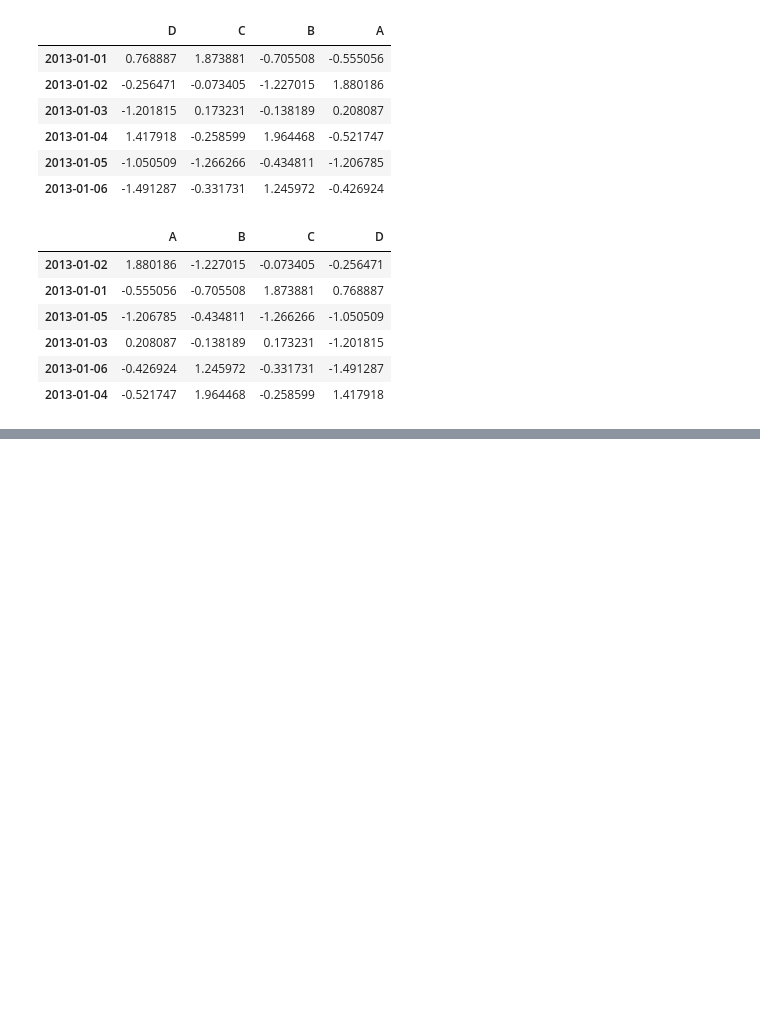
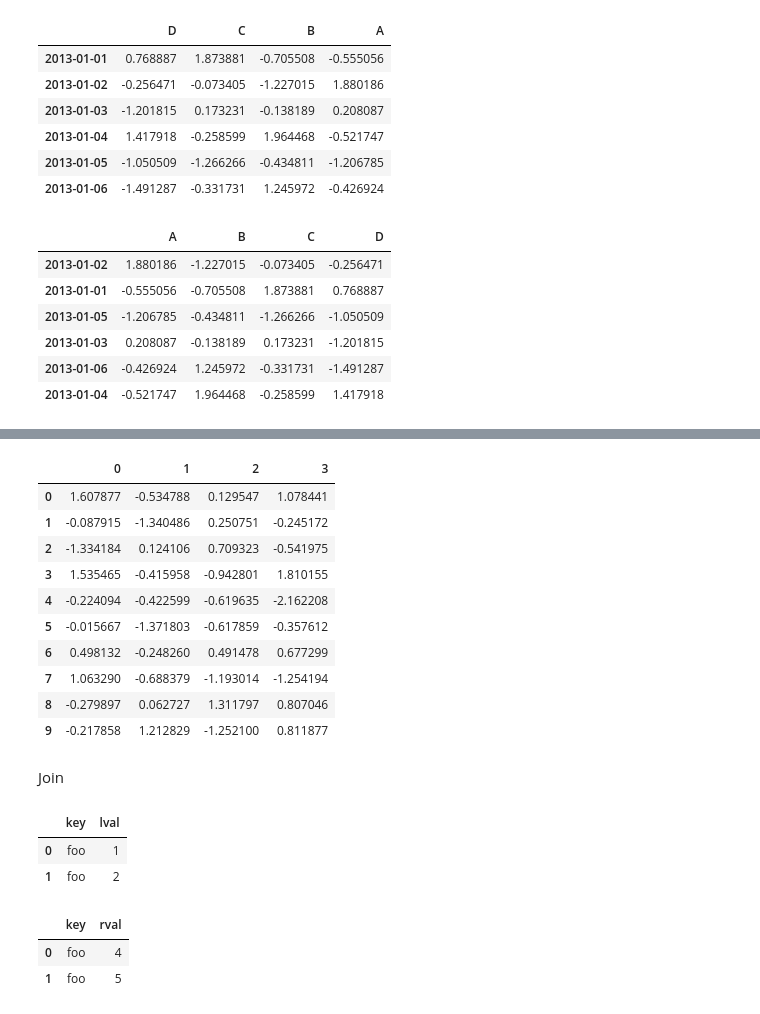
Before and after one commit to jesusrevilla/mineria-de-datos, a Jupyter notebook: primer-parcial/10_minutes_to_pandas.ipynb, the cells around one changed output, grey strips where cells are left out. Saved outputs shown, nothing was run; the diff lists cells and outputs as text; code cells hidden in the pictures; blank space fills up the shorter version.

```diff
--- a/primer-parcial/10_minutes_to_pandas.ipynb
+++ b/primer-parcial/10_minutes_to_pandas.ipynb
@@ -174,0 +596,4 @@ df.sort_values(by="B")
+# %%
+# Rompiedo el DataFrame en piezas
+pieces = [df[:3], df[3: 7], df[7:]]
+pieces
@@ -174,0 +614,30 @@ df.sort_values(by="B")
+# %%
+pd.concat(pieces)
+# %% [output]
+|  | 0 | 1 | 2 | 3 |
+| 0 | 1.607877 | -0.534788 | 0.129547 | 1.078441 |
+| 1 | -0.087915 | -1.340486 | 0.250751 | -0.245172 |
+| 2 | -1.334184 | 0.124106 | 0.709323 | -0.541975 |
+| 3 | 1.535465 | -0.415958 | -0.942801 | 1.810155 |
+| 4 | -0.224094 | -0.422599 | -0.619635 | -2.162208 |
+| 5 | -0.015667 | -1.371803 | -0.617859 | -0.357612 |
+| 6 | 0.498132 | -0.248260 | 0.491478 | 0.677299 |
+| 7 | 1.063290 | -0.688379 | -1.193014 | -1.254194 |
+| 8 | -0.279897 | 0.062727 | 1.311797 | 0.807046 |
+| 9 | -0.217858 | 1.212829 | -1.252100 | 0.811877 |
+# %% [markdown]
+Join
+# %%
+left =  pd.DataFrame({'key': ['foo', 'foo'], 'lval': [1, 2]})
+left
+# %% [output]
+|  | key | lval |
+| 0 | foo | 1 |
+| 1 | foo | 2 |
+# %%
+right = pd.DataFrame({'key':['foo', 'foo'], 'rval':[4, 5]})
+right
+# %% [output]
+|  | key | rval |
+| 0 | foo | 4 |
+| 1 | foo | 5 |
```
Also changed, not shown: parts of 81 cells of this notebook.
